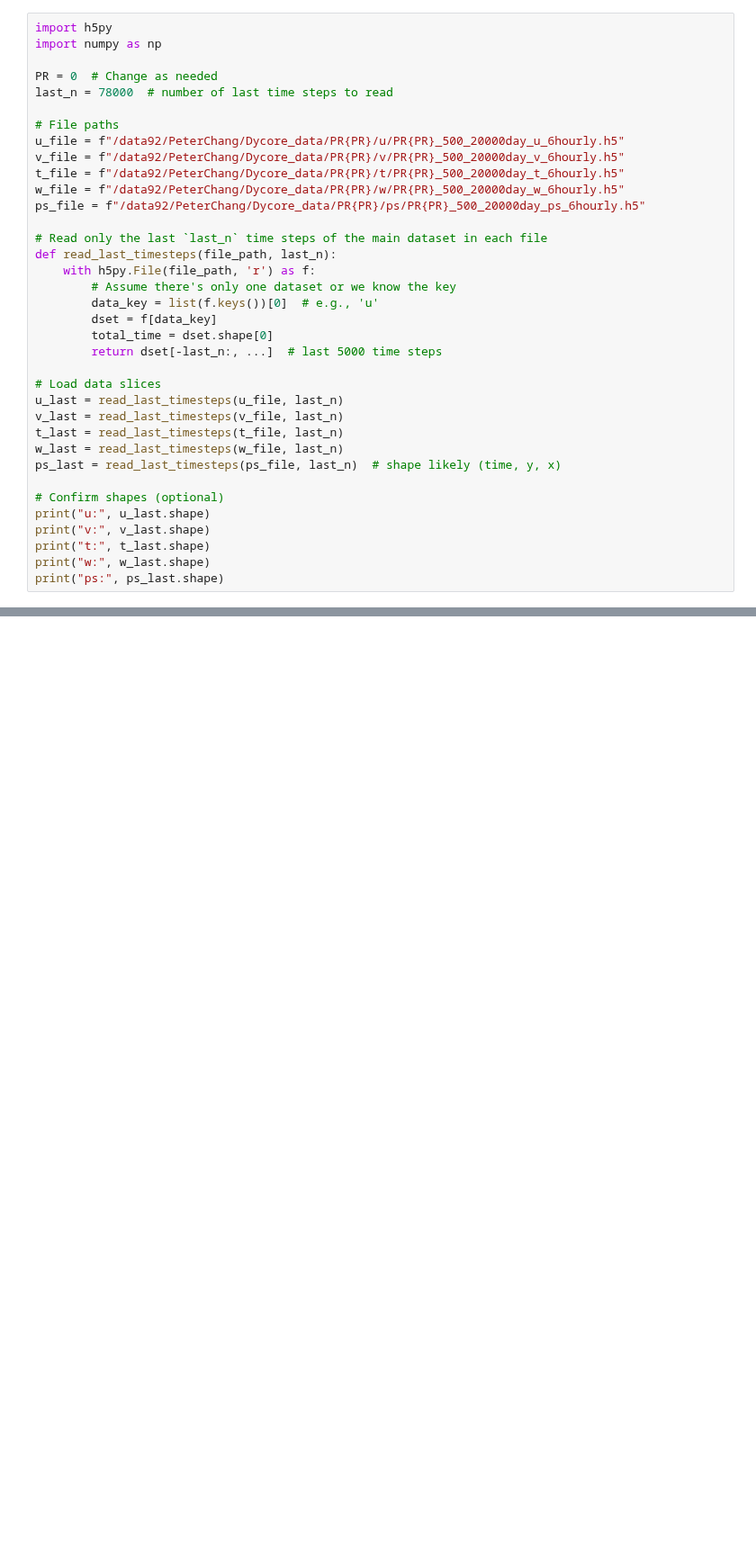
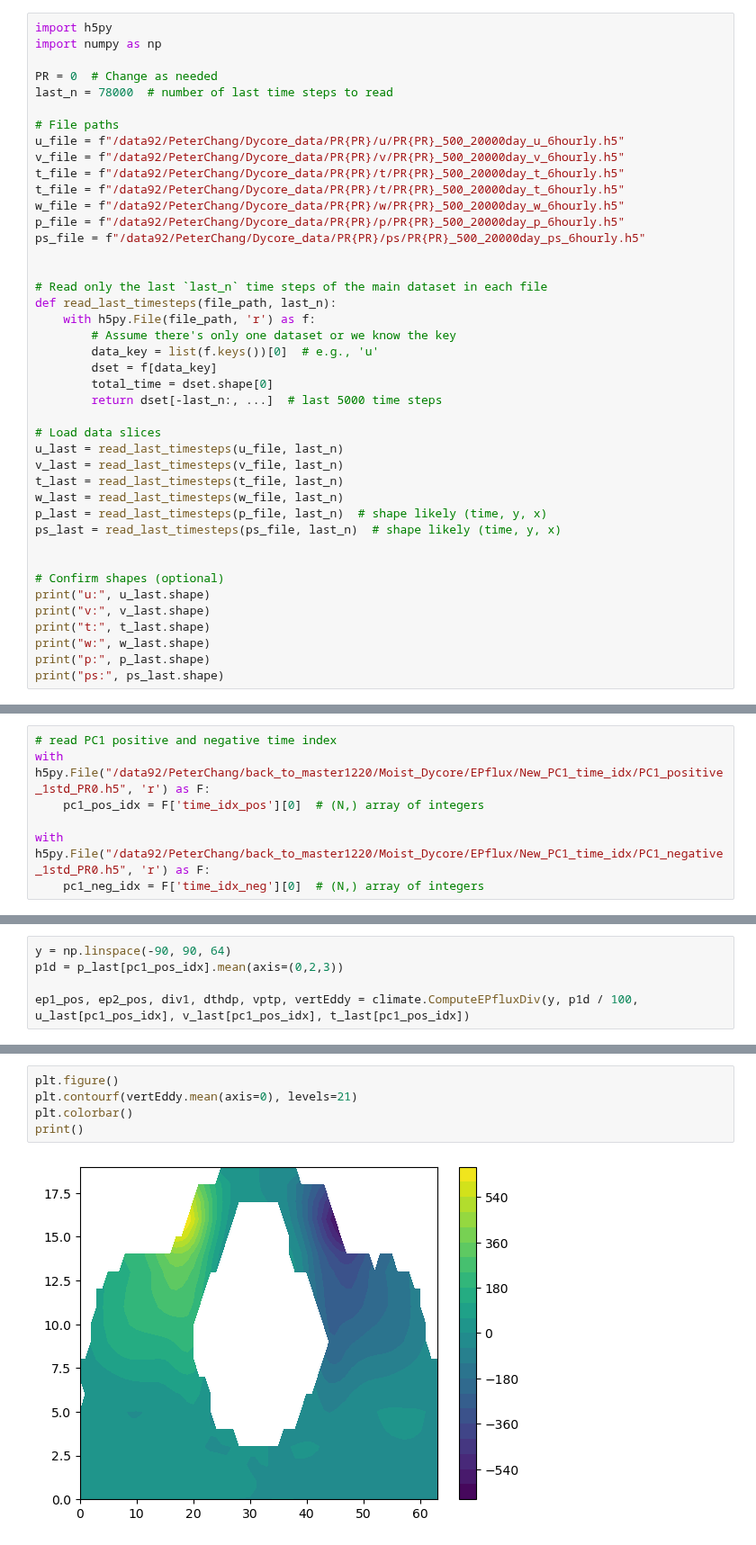
Before and after one commit to PeterChang1023/Moist_Dycore, a Jupyter notebook: EPflux/EP_flux_Dycore_from_kai.ipynb, the cells around one changed output, grey strips where cells are left out. Shown at 90% size. Drawn from its saved outputs; the diff is of its cells as text; blank space fills up the shorter version.

```diff
--- a/EPflux/EP_flux_Dycore_from_kai.ipynb
+++ b/EPflux/EP_flux_Dycore_from_kai.ipynb
@@ -9,8 +9,11 @@ last_n = 78000  # number of last time steps to read
 u_file = f"/data92/PeterChang/Dycore_data/PR{PR}/u/PR{PR}_500_20000day_u_6hourly.h5"
 v_file = f"/data92/PeterChang/Dycore_data/PR{PR}/v/PR{PR}_500_20000day_v_6hourly.h5"
 t_file = f"/data92/PeterChang/Dycore_data/PR{PR}/t/PR{PR}_500_20000day_t_6hourly.h5"
+t_file = f"/data92/PeterChang/Dycore_data/PR{PR}/t/PR{PR}_500_20000day_t_6hourly.h5"
 w_file = f"/data92/PeterChang/Dycore_data/PR{PR}/w/PR{PR}_500_20000day_w_6hourly.h5"
+p_file = f"/data92/PeterChang/Dycore_data/PR{PR}/p/PR{PR}_500_20000day_p_6hourly.h5"
 ps_file = f"/data92/PeterChang/Dycore_data/PR{PR}/ps/PR{PR}_500_20000day_ps_6hourly.h5"
+
 
 # Read only the last `last_n` time steps of the main dataset in each file
 def read_last_timesteps(file_path, last_n):
@@ -26,13 +29,16 @@ u_last = read_last_timesteps(u_file, last_n)
 v_last = read_last_timesteps(v_file, last_n)
 t_last = read_last_timesteps(t_file, last_n)
 w_last = read_last_timesteps(w_file, last_n)
+p_last = read_last_timesteps(p_file, last_n)  # shape likely (time, y, x)
 ps_last = read_last_timesteps(ps_file, last_n)  # shape likely (time, y, x)
+
 
 # Confirm shapes (optional)
 print("u:", u_last.shape)
 print("v:", v_last.shape)
 print("t:", t_last.shape)
 print("w:", w_last.shape)
+print("p:", p_last.shape)
 print("ps:", ps_last.shape)
 # %% [output]
 u: (78000, 20, 64, 128)
@@ -143,0 +63,7 @@ plt.show()
+# %%
+# read PC1 positive and negative time index
+with h5py.File("/data92/PeterChang/back_to_master1220/Moist_Dycore/EPflux/New_PC1_time_idx/PC1_positive_1std_PR0.h5", 'r') as F:
+    pc1_pos_idx = F['time_idx_pos'][0]  # (N,) array of integers
+
+with h5py.File("/data92/PeterChang/back_to_master1220/Moist_Dycore/EPflux/New_PC1_time_idx/PC1_negative_1std_PR0.h5", 'r') as F:
+    pc1_neg_idx = F['time_idx_neg'][0]  # (N,) array of integers
@@ -143,0 +83,5 @@ plt.show()
+# %%
+y = np.linspace(-90, 90, 64)
+p1d = p_last[pc1_pos_idx].mean(axis=(0,2,3))
+
+ep1_pos, ep2_pos, div1, dthdp, vptp, vertEddy = climate.ComputeEPfluxDiv(y, p1d / 100, u_last[pc1_pos_idx], v_last[pc1_pos_idx], t_last[pc1_pos_idx])
@@ -143,0 +96,7 @@ plt.show()
+# %%
+plt.figure()
+plt.contourf(vertEddy.mean(axis=0), levels=21)
+plt.colorbar()
+print()
+# %% [output]
+[figure, added]
```
Also changed, not shown: parts of 16 cells of this notebook.
